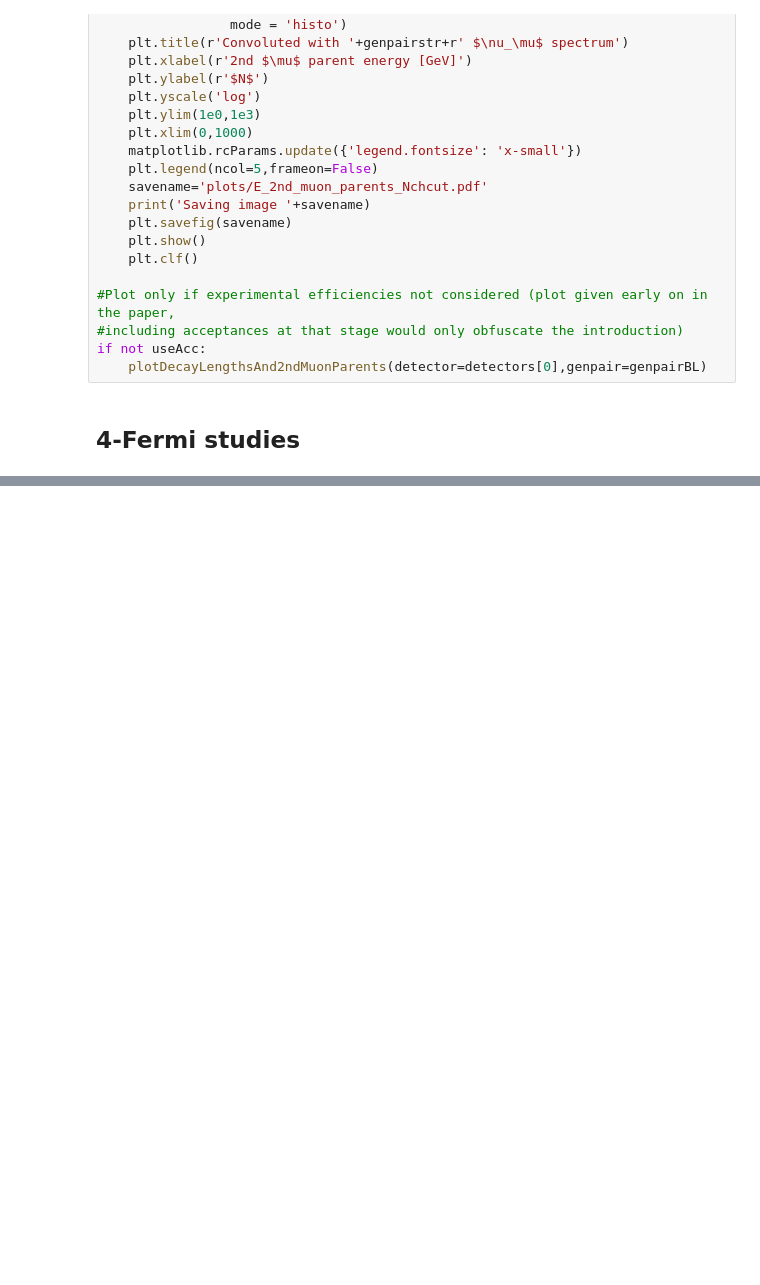
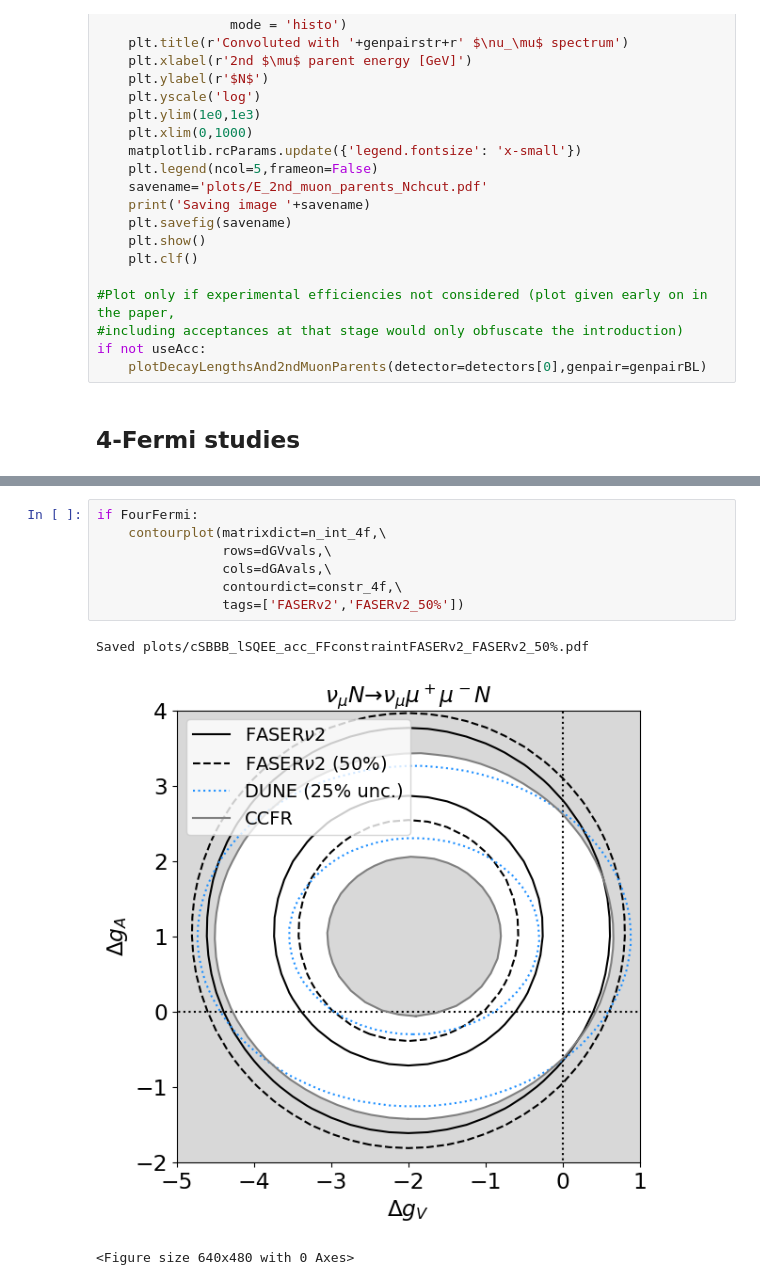
Before and after one commit to makelat/forward-nu-flux-fit, a Jupyter notebook: tridents.ipynb, the cells around one changed output, grey strips where cells are left out. Drawn from its saved outputs; the diff is of its cells as text; blank space fills up the shorter version.

```diff
--- a/tridents.ipynb
+++ b/tridents.ipynb
@@ -3418 +3457,12 @@ Saved plots/cSBBB_lSQEE_acc_FFconstraint.pdf
 <Figure size 640x480 with 0 Axes>
+# %%
+if FourFermi:
+    contourplot(matrixdict=n_int_4f,\
+                rows=dGVvals,\
+                cols=dGAvals,\
+                contourdict=constr_4f,\
+                tags=['FASERv2','FASERv2_50%'])
+# %% [output]
+Saved plots/cSBBB_lSQEE_acc_FFconstraintFASERv2_FASERv2_50%.pdf
+[figure, added]
+<Figure size 640x480 with 0 Axes>
```
Also changed, not shown: parts of 11 cells of this notebook.
